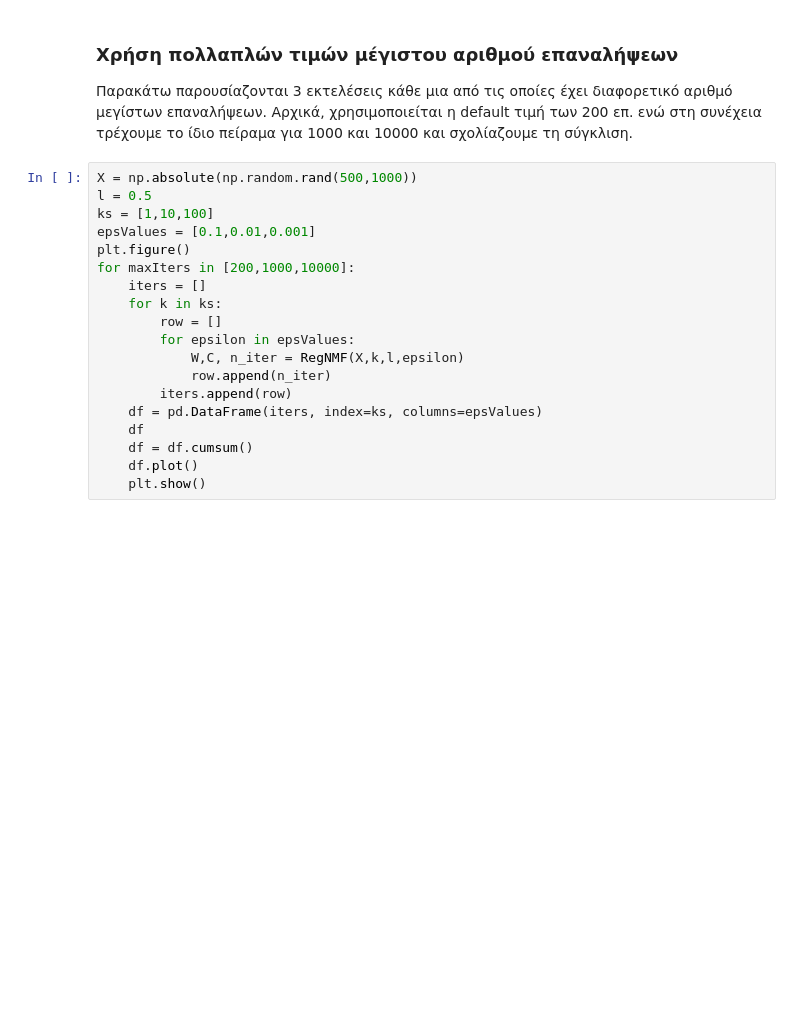
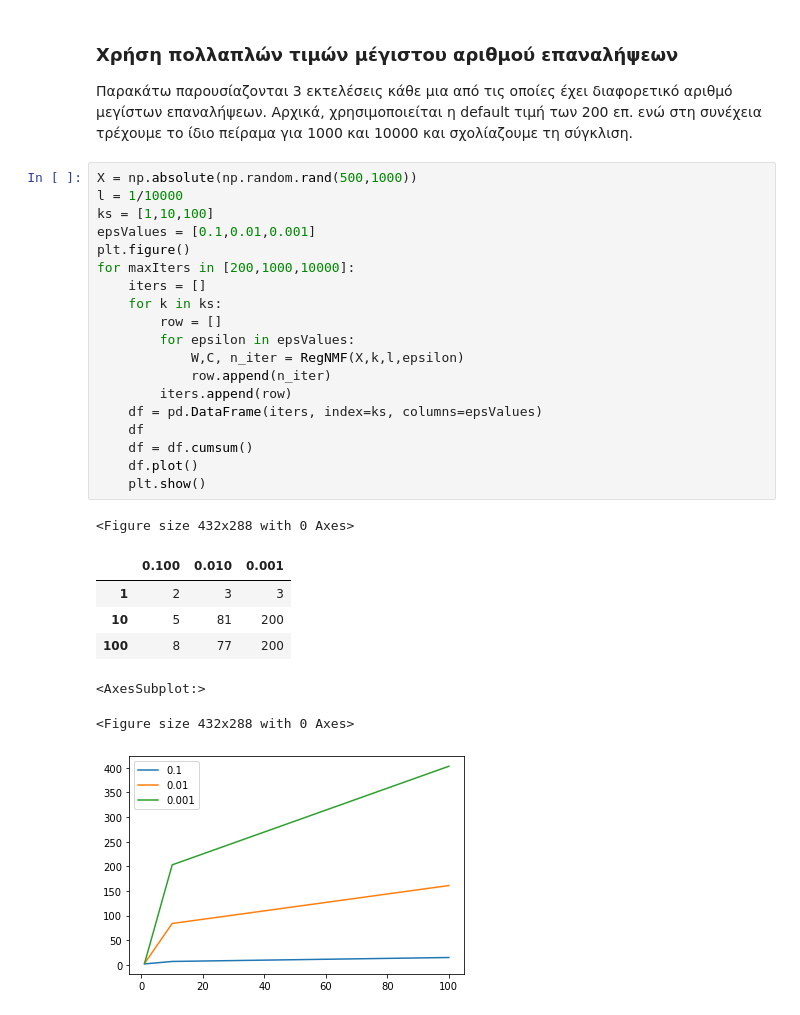
Before and after one commit to milefanouris/machinelearning, a Jupyter notebook: IGKNIATOVITS_1400050.ipynb, the cells around one changed output. Cells and saved outputs as stored; diff of their text form; blank space fills up the shorter version.

```diff
--- a/IGKNIATOVITS_1400050.ipynb
+++ b/IGKNIATOVITS_1400050.ipynb
@@ -158,23 +197,32 @@ def RegNMF(X,k,l,epsilon):
 πείραμα για 1000 και 10000 και σχολίαζουμε τη σύγκλιση.
 # %%
 X = np.absolute(np.random.rand(500,1000))
-l = 0.5
+l = 1/10000
 ks = [1,10,100]
 epsValues = [0.1,0.01,0.001]
 plt.figure()
 for maxIters in [200,1000,10000]:
     iters = []
     for k in ks:
         row = []
         for epsilon in epsValues:
             W,C, n_iter = RegNMF(X,k,l,epsilon)
             row.append(n_iter)
         iters.append(row)
     df = pd.DataFrame(iters, index=ks, columns=epsValues)
     df
     df = df.cumsum()
     df.plot()
     plt.show()
+# %% [output]
+<Figure size 432x288 with 0 Axes>
+|  | 0.100 | 0.010 | 0.001 |
+| 1 | 2 | 3 | 3 |
+| 10 | 5 | 81 | 200 |
+| 100 | 8 | 77 | 200 |
+<AxesSubplot:>
+<Figure size 432x288 with 0 Axes>
+[figure, added]
 # %% [markdown]
 Τα παραπάνω διαγράμματα αποτελούν οπτικοποιήσεις των πινάκων, όπου στον οριζόντιο άξονα
 βρίσκεται η τιμή του k, στον κάθετο άξονα ο αριθμός των επαναλήψεων ενώ κάθε γραμμή
```
Also changed, not shown: parts of 10 cells of this notebook.
